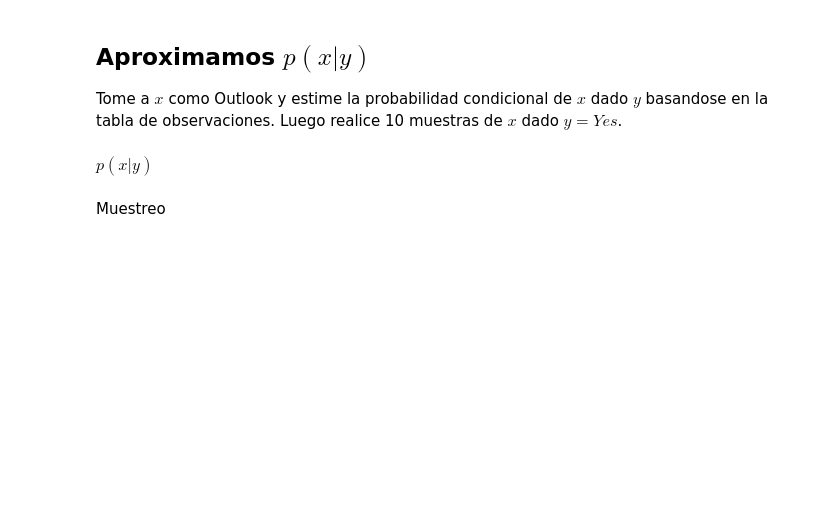
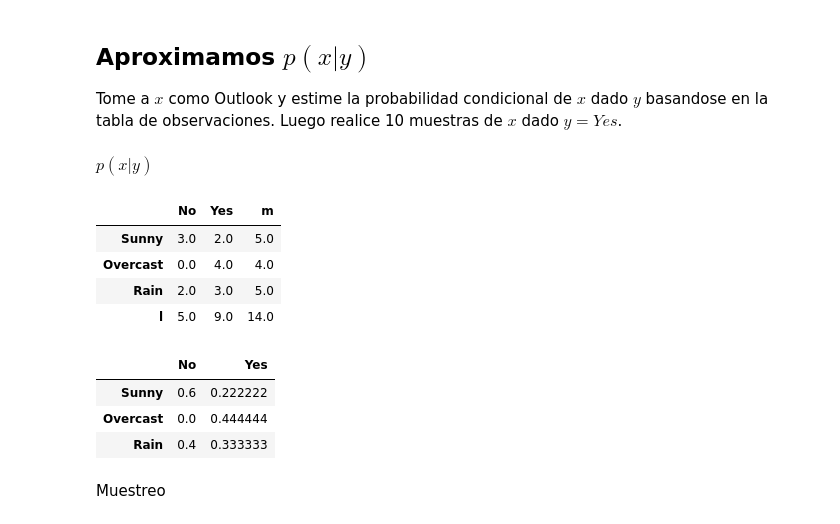
Before and after one commit to octarevetria/IA_Generativa, a Jupyter notebook: Tennis/Tennis/Tennis.ipynb, the cells around one changed output. Saved outputs shown, nothing was run; the diff lists cells and outputs as text; code cells hidden in the pictures; blank space fills up the shorter version.

```diff
--- a/Tennis/Tennis/Tennis.ipynb
+++ b/Tennis/Tennis/Tennis.ipynb
@@ -40,15 +108,18 @@ En este paso vamos a crear una tabla de observaciones. Esta tabla tiene que cont
 # %% [markdown]
 Calcule las dimensiones de la tabla
 # %%
+# Columna observacion x
+df_obs = df[X_names[0]]
+
 # Cantidad total de elementos
-N = ...
+N = df_obs.size
 
 # Elementos únicos de la clase Outlook
-xvalues = ...
+xvalues = df_obs.unique()
 dimx = len(xvalues)
 
 # Elementos únicos del objetivo
-yvalues = ...
+yvalues = Y.unique()
 dimy = len(yvalues)
 
 print(f'Cantidad total de elementos: {N}')
@@ -57,8 +132,12 @@ print(f'Elementos únicos del objetivo: {yvalues}')
 # %% [markdown]
 Calculamos la tabla de frecuencia.
 # %%
-obs = pd.DataFrame(0, columns=yvalues, index=xvalues)
+obs = pd.DataFrame(0, columns=yvalues, index=xvalues, dtype=float)
 
 ## Llene la tabla de observaciones
+for iteration in range(N):
+    x_iter = df_obs[iteration]
+    y_iter = Y[iteration]
+    obs.loc[x_iter,y_iter] += 1
 
 obs
@@ -118,11 +257,30 @@ sampled_values
 Tome a $x$ como Outlook y estime la probabilidad condicional de $x$ dado $y$ basandose en la tabla de observaciones. Luego realice 10 muestras de $x$ dado $y = Yes$.
 # %% [markdown]
 $p(x|y)$
+# %%
+obs
+# %% [output]
+|  | No | Yes | m |
+| Sunny | 3.0 | 2.0 | 5.0 |
+| Overcast | 0.0 | 4.0 | 4.0 |
+| Rain | 2.0 | 3.0 | 5.0 |
+| l | 5.0 | 9.0 | 14.0 |
 # %%
-p_x_y = pd.DataFrame(0, columns=yvalues, index=xvalues)
+p_x_y = pd.DataFrame(0, columns=yvalues, index=xvalues, dtype=float)
 
 ## Llene la tabla de probabilidades condicionales p(x|y)
 
+for x_iter in xvalues:
+    for y_iter in yvalues:
+        py = obs.loc['l',y_iter] / obs.loc['l','m']
+        pxy = obs.loc[x_iter,y_iter] / obs.loc['l','m']
+        p_x_y.loc[x_iter,y_iter] = pxy / py
+
 p_x_y
+# %% [output]
+|  | No | Yes |
+| Sunny | 0.6 | 0.222222 |
+| Overcast | 0.0 | 0.444444 |
+| Rain | 0.4 | 0.333333 |
 # %% [markdown]
 Muestreo
```
Also changed, not shown: parts of 35 cells of this notebook.
